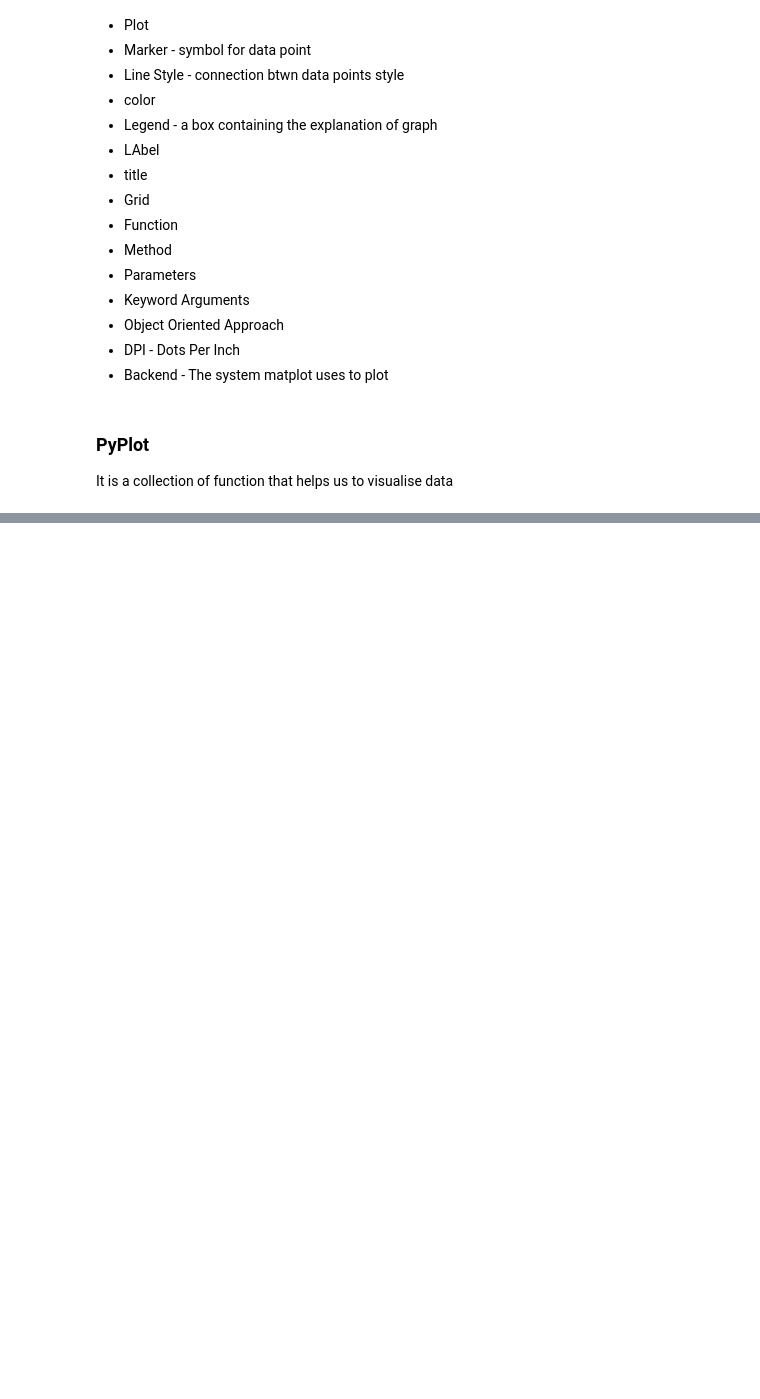
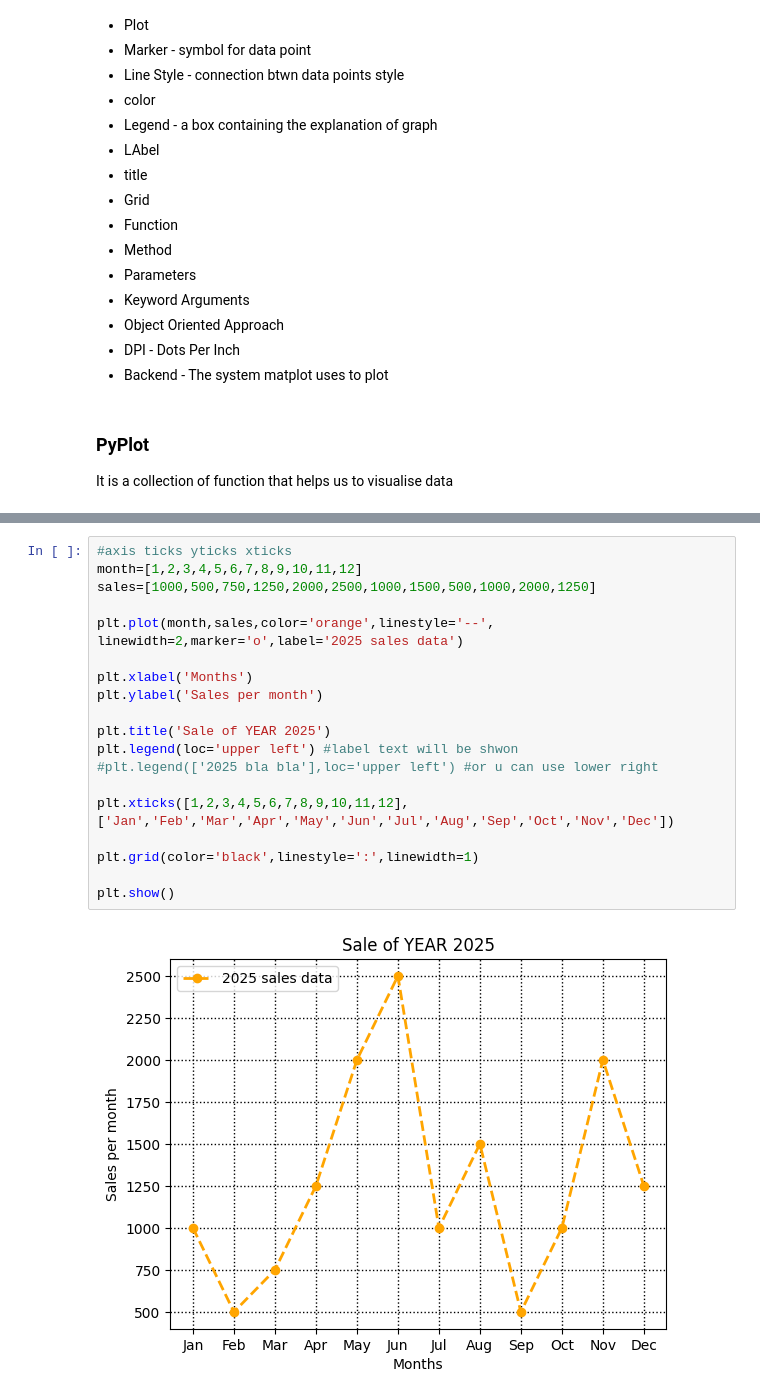
Before and after one commit to atif0911/AIML, a Jupyter notebook: MatplotLib/MatPlotLib1.ipynb, the cells around one changed output, grey strips where cells are left out. Cells and saved outputs as stored; diff of their text form; blank space fills up the shorter version.

```diff
--- a/MatplotLib/MatPlotLib1.ipynb
+++ b/MatplotLib/MatPlotLib1.ipynb
@@ -46,0 +116,21 @@ It is a collection of function that helps us to visualise data
+# %%
+#axis ticks yticks xticks
+month=[1,2,3,4,5,6,7,8,9,10,11,12]
+sales=[1000,500,750,1250,2000,2500,1000,1500,500,1000,2000,1250]
+
+plt.plot(month,sales,color='orange',linestyle='--', linewidth=2,marker='o',label='2025 sales data')
+
+plt.xlabel('Months')
+plt.ylabel('Sales per month')
+
+plt.title('Sale of YEAR 2025')
+plt.legend(loc='upper left') #label text will be shwon
+#plt.legend(['2025 bla bla'],loc='upper left') #or u can use lower right
+
+plt.xticks([1,2,3,4,5,6,7,8,9,10,11,12],['Jan','Feb','Mar','Apr','May','Jun','Jul','Aug','Sep','Oct','Nov','Dec'])
+
+plt.grid(color='black',linestyle=':',linewidth=1)
+
+plt.show()
+# %% [output]
+[figure, added]
```
Also changed, not shown: parts of 17 cells of this notebook.
